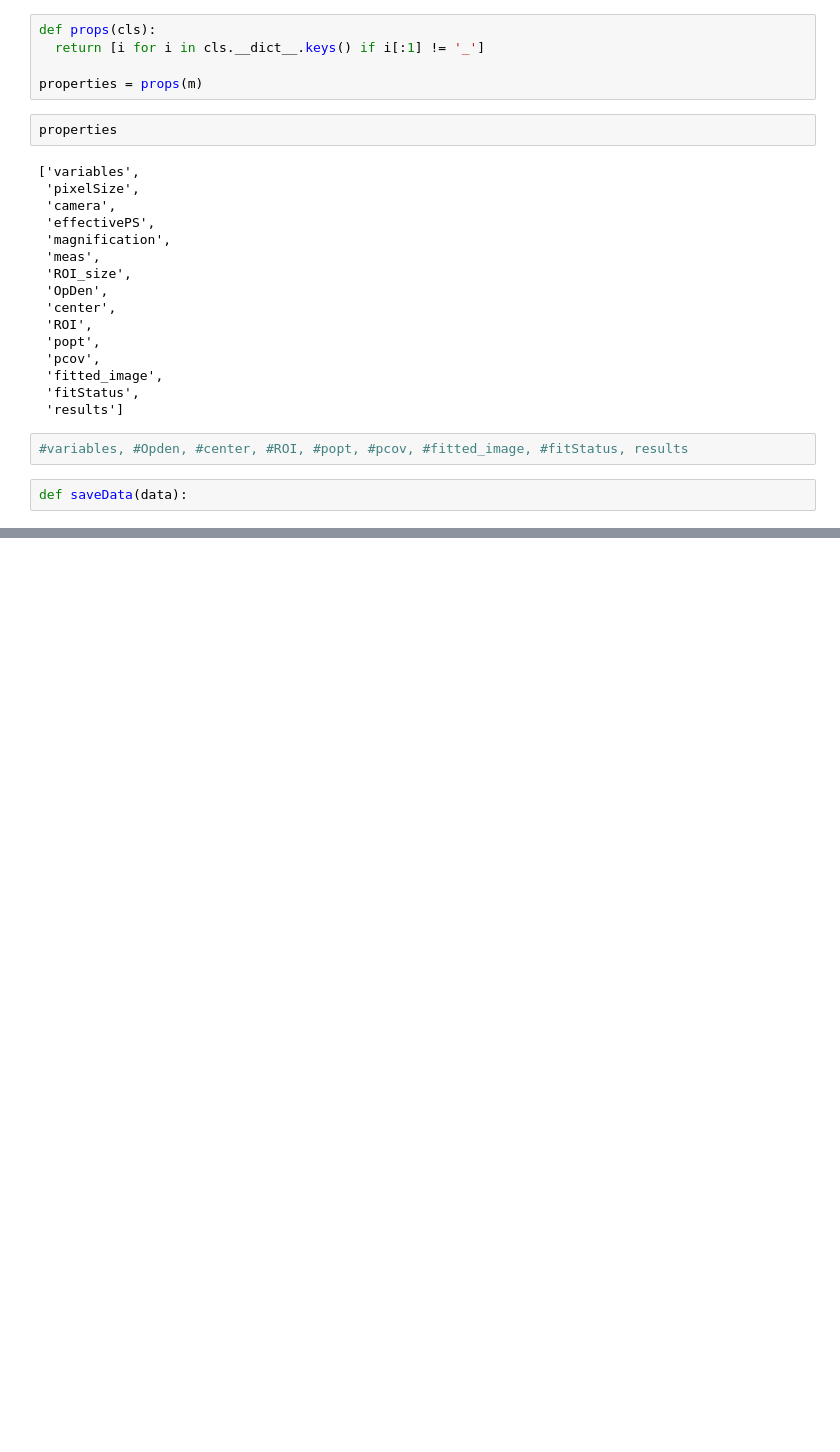
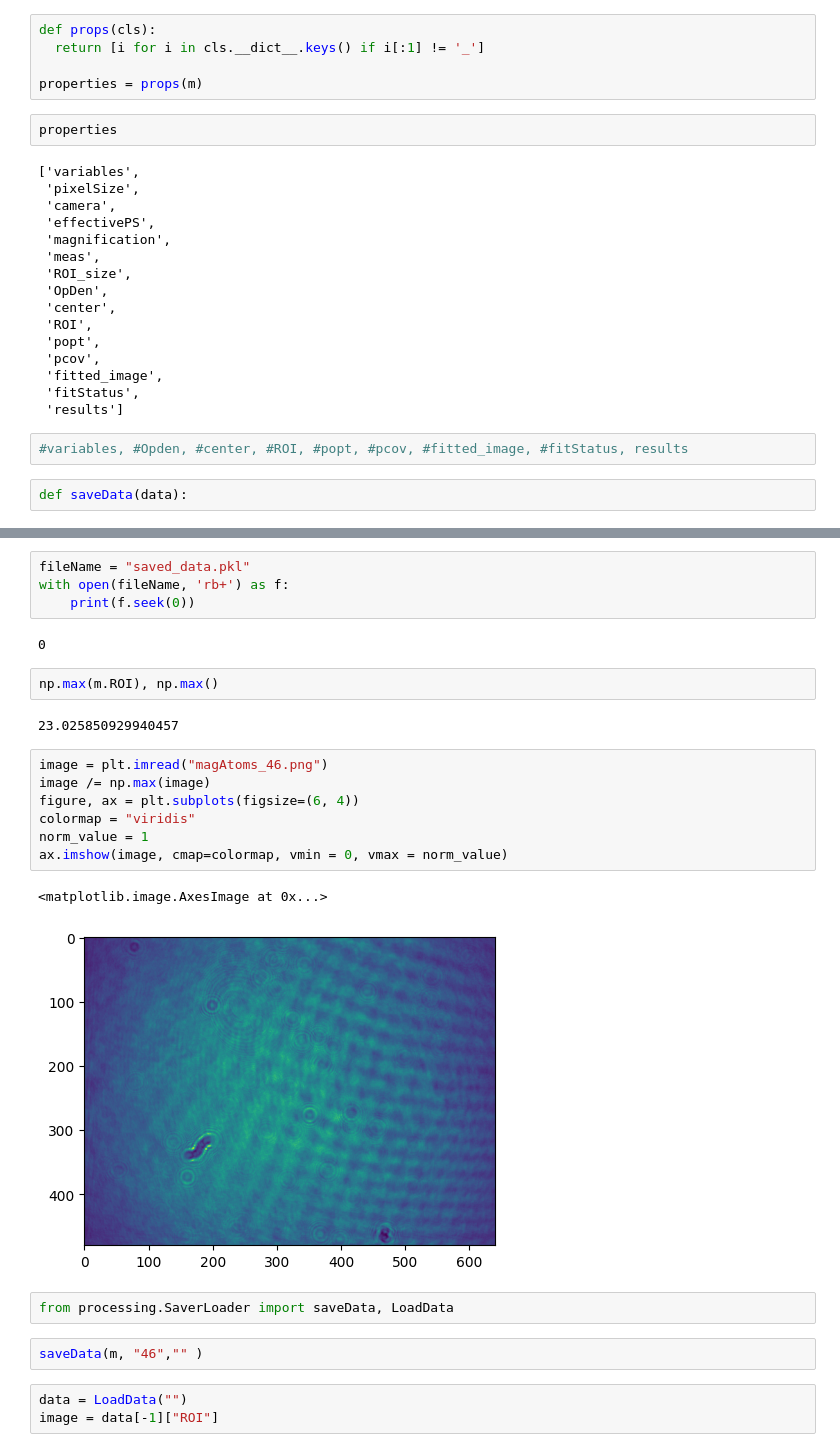
Before and after one commit to ignacp03/GUI, a Jupyter notebook: first_tests.ipynb, the cells around one changed output, grey strips where cells are left out. Cells and saved outputs as stored; diff of their text form; blank space fills up the shorter version.

```diff
--- a/first_tests.ipynb
+++ b/first_tests.ipynb
@@ -194,0 +224,27 @@ with h5py.File(hdf5_file_path, "a") as hdf5_file:
+# %%
+fileName = "saved_data.pkl"
+with open(fileName, 'rb+') as f:
+    print(f.seek(0))
+# %% [output]
+0
+# %%
+np.max(m.ROI), np.max()
+# %% [output]
+23.025850929940457
+# %%
+image = plt.imread("magAtoms_46.png")
+image /= np.max(image)
+figure, ax = plt.subplots(figsize=(6, 4))
+colormap = "viridis"
+norm_value = 1
+ax.imshow(image, cmap=colormap, vmin = 0, vmax = norm_value)
+# %% [output]
+<matplotlib.image.AxesImage at 0x...>
+[figure, added]
+# %%
+from processing.SaverLoader import saveData, LoadData
+# %%
+saveData(m, "46","" )
+# %%
+data = LoadData("")
+image = data[-1]["ROI"]
```
Also changed, not shown: parts of 7 cells of this notebook, 20 other files.
